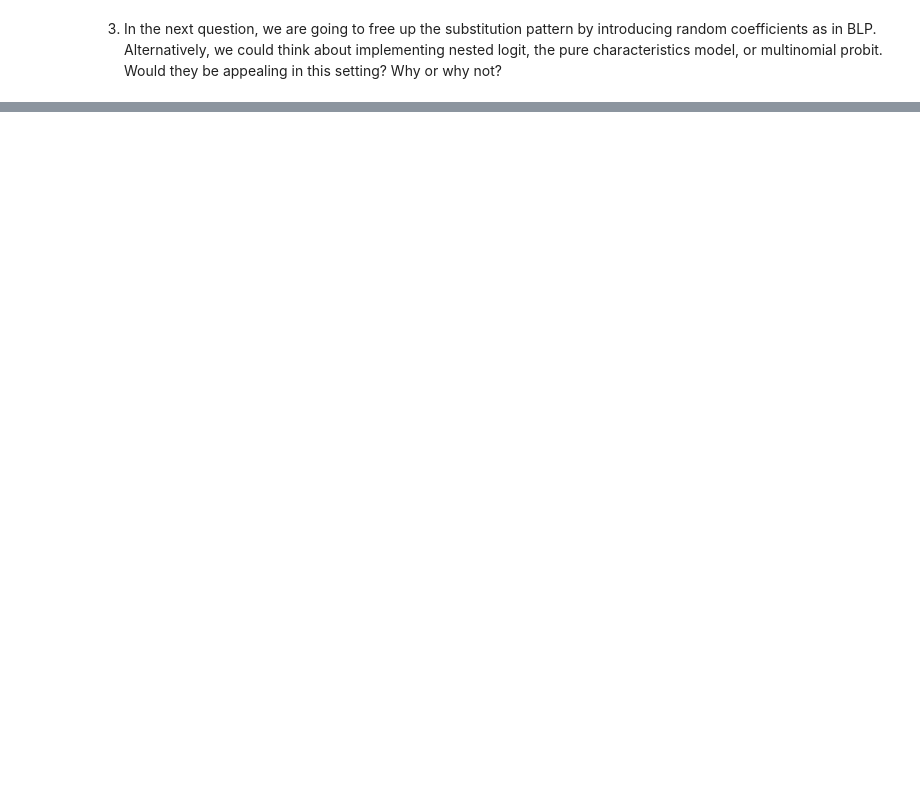
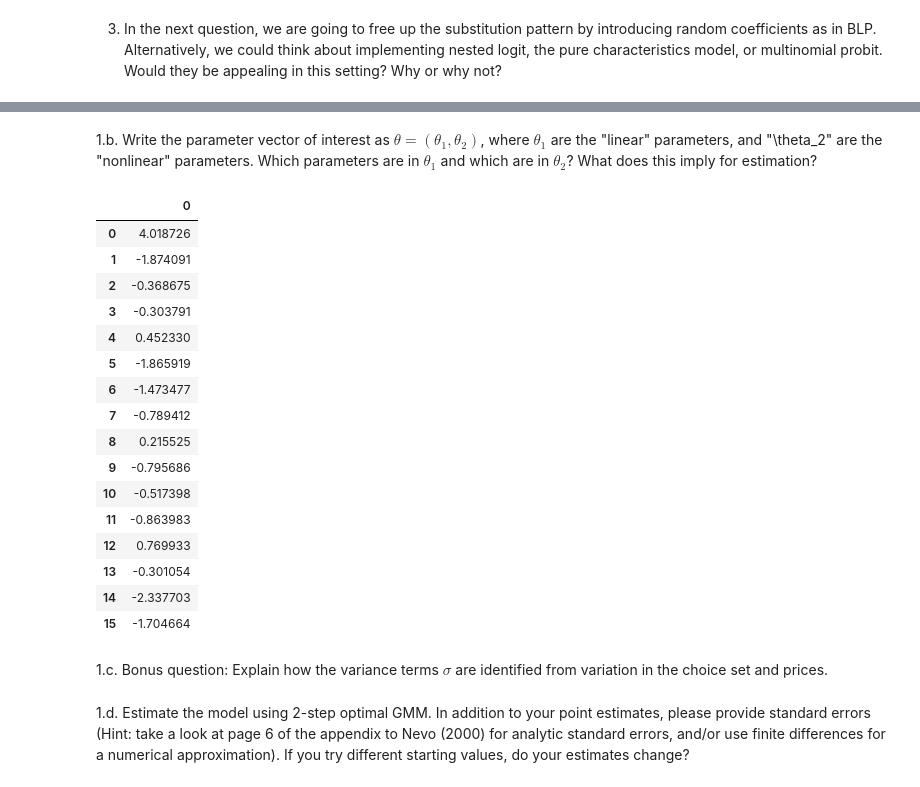
Before and after one commit to hspassos/BLP, a Jupyter notebook: blp.ipynb, the cells around one changed output, grey strips where cells are left out. Drawn from its saved outputs; the diff is of its cells as text; code cells hidden in the pictures; blank space fills up the shorter version.

```diff
--- a/blp.ipynb
+++ b/blp.ipynb
@@ -185,21 +203,0 @@ NameError: name 'results' is not defined
-# %%
-formulation = pyblp.Formulation('0 + prices + char1 + char2 + char3')
-local_instruments = pyblp.build_differentiation_instruments(
-formulation,
-data
-)
-local_instruments
-
-quadratic_instruments = pyblp.build_differentiation_instruments(
-formulation,
-data,
-version='quadratic'
-)
-quadratic_instruments
-
-for i in range(8):
-    del data[f'demand_instruments{i}']
-
-for i, column in enumerate(local_instruments.T):
-    data[f'demand_instruments{i}'] = column
-data
@@ -219,0 +207,14 @@ data
+# %%
+X1_formulation = pyblp.Formulation('1 + prices + char1 + char2 + char3 + costsh1 + costsh2', absorb='C(market_ids)')
+X2_formulation = pyblp.Formulation('1 + prices + char1 + char2 + char3 + costsh1 + costsh2')
+product_formulations = (X1_formulation, X2_formulation)
+
+mc_integration = pyblp.Integration('monte_carlo', size=247, specification_options={'seed': 0})
+mc_problem = pyblp.Problem(product_formulations, data, integration=mc_integration)
+bfgs = pyblp.Optimization('bfgs', {'gtol': 1e-14})
+
+results1 = mc_problem.solve(sigma=np.ones((7, 7)), optimization=bfgs)
+results1
+
+results2 = mc_problem.solve(sigma=np.eye(7), optimization=bfgs)
+results2
@@ -219,0 +346,3 @@ data
+# %%
+results2 = mc_problem.solve(sigma=np.eye(7), optimization=bfgs)
+results2
@@ -219,0 +436,29 @@ data
+# %% [markdown]
+1.b. Write the parameter vector of interest as $\theta = (\theta_1, \theta_2)$, where $\theta_1$ are the "linear" parameters, and "\theta_2" are the "nonlinear" parameters. Which parameters are in $\theta_1$ and which are in $\theta_2$? What does this imply for estimation?
+# %%
+theta_1 = pd.DataFrame(logit_results.beta)
+theta_2 = pd.DataFrame(results2.beta)
+theta_1
+theta_2
+# %% [output]
+|  | 0 |
+| 0 | 4.018726 |
+| 1 | -1.874091 |
+| 2 | -0.368675 |
+| 3 | -0.303791 |
+| 4 | 0.452330 |
+| 5 | -1.865919 |
+| 6 | -1.473477 |
+| 7 | -0.789412 |
+| 8 | 0.215525 |
+| 9 | -0.795686 |
+| 10 | -0.517398 |
+| 11 | -0.863983 |
+| 12 | 0.769933 |
+| 13 | -0.301054 |
+| 14 | -2.337703 |
+| 15 | -1.704664 |
+# %% [markdown]
+1.c. Bonus question: Explain how the variance terms $\sigma$ are identified from variation in the choice set and prices.
+# %% [markdown]
+1.d. Estimate the model using 2-step optimal GMM. In addition to your point estimates, please provide standard errors (Hint: take a look at page 6 of the appendix to Nevo (2000) for analytic standard errors, and/or use finite differences for a numerical approximation). If you try different starting values, do your estimates change?
```
Also changed, not shown: parts of 22 cells of this notebook.
